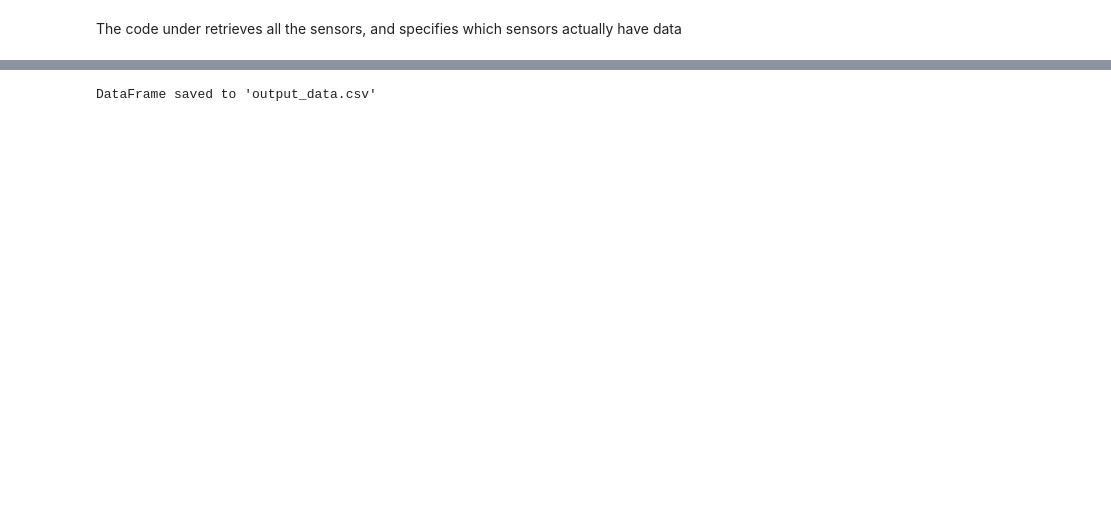
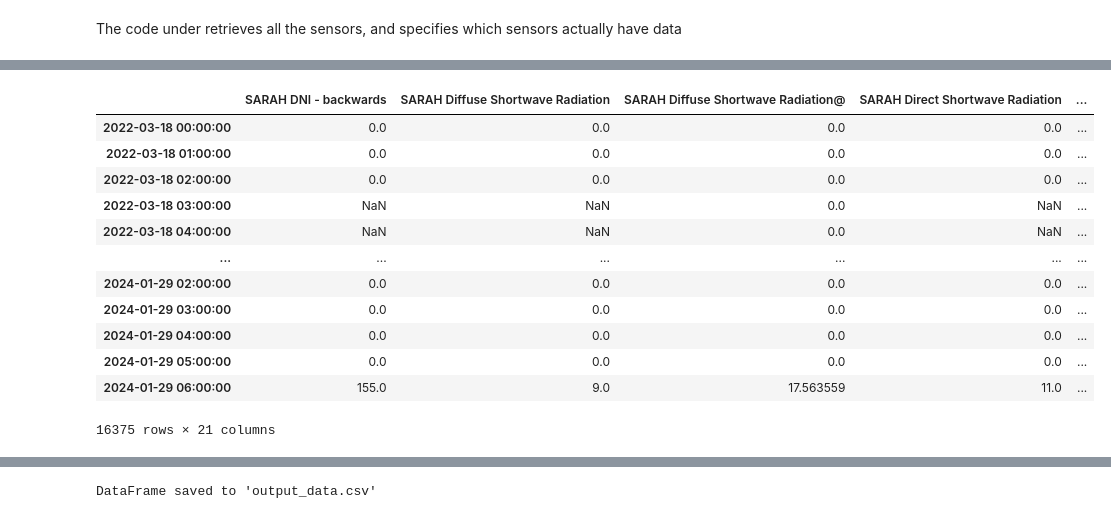
Before and after one commit to cmrafatg/auto-ml_Preprocessing, a Jupyter notebook: P1130.ipynb, the cells around one changed output, grey strips where cells are left out. Drawn from its saved outputs; the diff is of its cells as text; code cells hidden in the pictures; blank space fills up the shorter version.

```diff
--- a/P1130.ipynb
+++ b/P1130.ipynb
@@ -792,0 +932,16 @@ NameError: name 'df' is not defined
+# %%
+df_flipped
+# %% [output]
+|  | SARAH DNI - backwards | SARAH Diffuse Shortwave Radiation | SARAH Diffuse Shortwave Radiation@ | SARAH Direct Shortwave Radiation | ... |
+| 2022-03-18 00:00:00 | 0.0 | 0.0 | 0.0 | 0.0 | ... |
+| 2022-03-18 01:00:00 | 0.0 | 0.0 | 0.0 | 0.0 | ... |
+| 2022-03-18 02:00:00 | 0.0 | 0.0 | 0.0 | 0.0 | ... |
+| 2022-03-18 03:00:00 | NaN | NaN | 0.0 | NaN | ... |
+| 2022-03-18 04:00:00 | NaN | NaN | 0.0 | NaN | ... |
+| ... | ... | ... | ... | ... | ... |
+| 2024-01-29 02:00:00 | 0.0 | 0.0 | 0.0 | 0.0 | ... |
+| 2024-01-29 03:00:00 | 0.0 | 0.0 | 0.0 | 0.0 | ... |
+| 2024-01-29 04:00:00 | 0.0 | 0.0 | 0.0 | 0.0 | ... |
+| 2024-01-29 05:00:00 | 0.0 | 0.0 | 0.0 | 0.0 | ... |
+| 2024-01-29 06:00:00 | 155.0 | 9.0 | 17.563559 | 11.0 | ... |
+16375 rows × 21 columns
```
Also changed, not shown: parts of 22 cells of this notebook, 1 other file.
